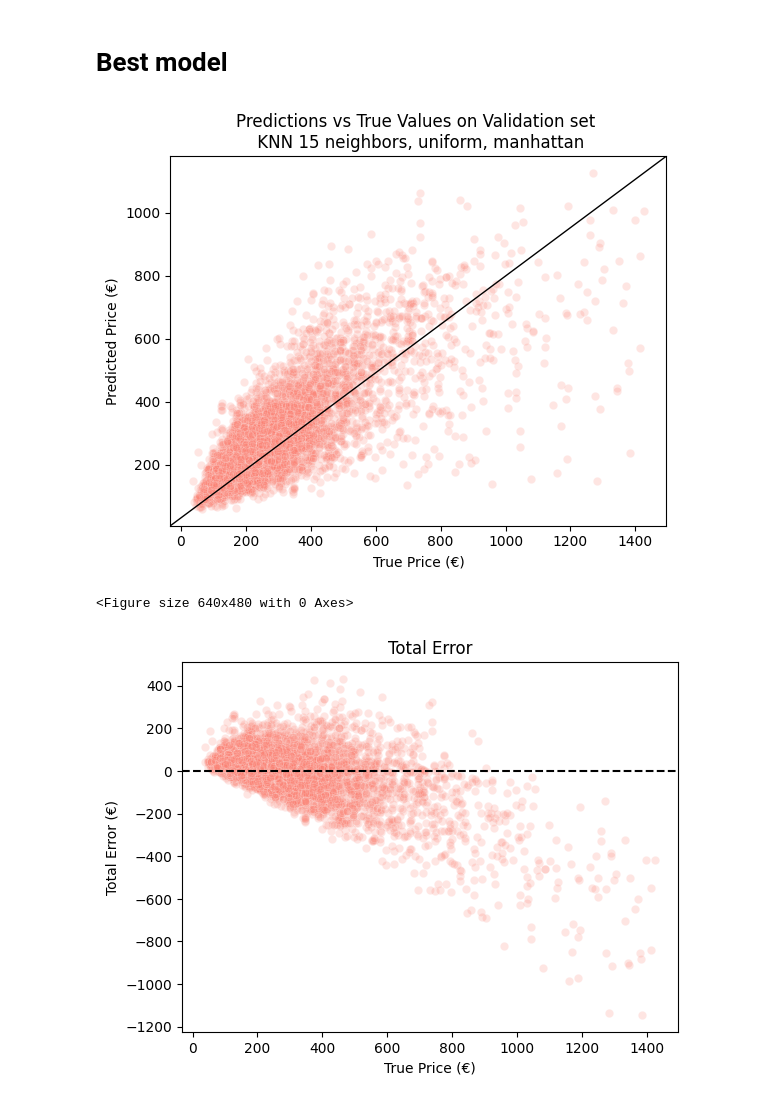
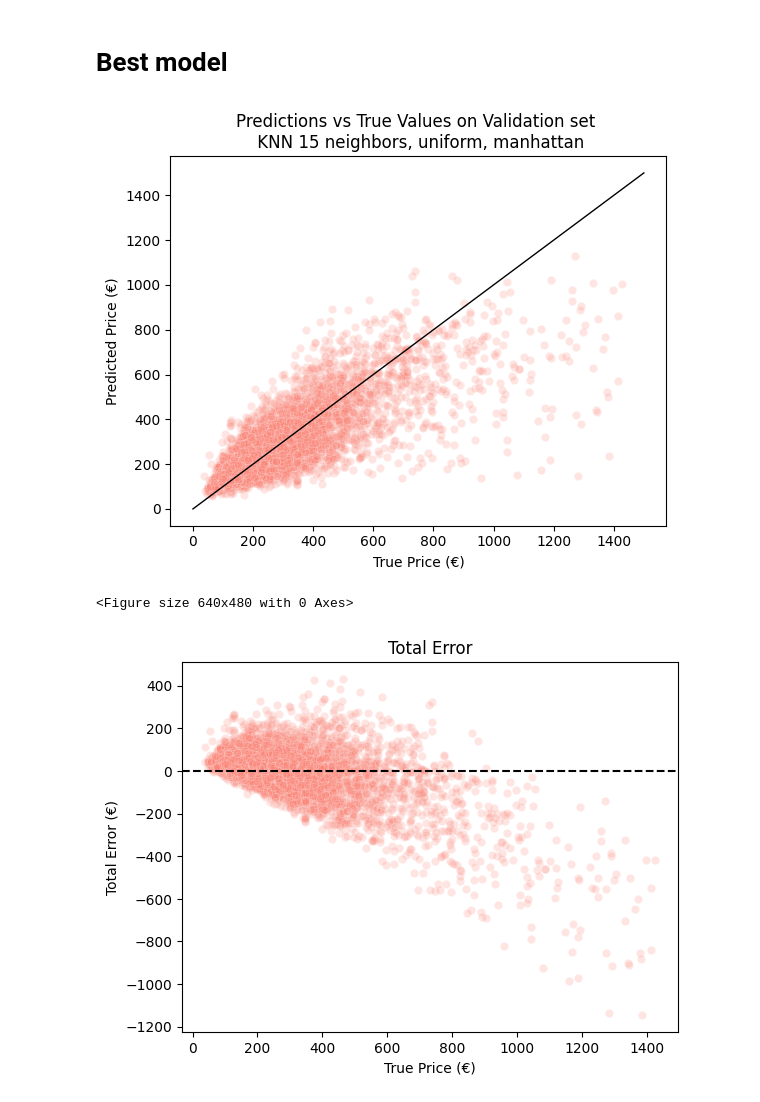
Before and after one commit to AddiH/DataScienceExam, a Jupyter notebook: nbs/viz_KNN.ipynb, the cells around one changed output. Saved outputs shown, nothing was run; the diff lists cells and outputs as text; code cells hidden in the pictures.

Commit message:
fixed diagonal line

```diff
--- a/nbs/viz_KNN.ipynb
+++ b/nbs/viz_KNN.ipynb
@@ -234,15 +234,17 @@ y_original = scaler_y.inverse_transform(y_val.reshape(-1, 1)).flatten()
 # %%
 # Plot the predictions
 sns.scatterplot(x=y_original, y=preds_original, color='salmon', alpha=0.2)
-plt.plot([0, 1], [0, 1], transform=plt.gca().transAxes, color='black', linestyle='-', linewidth=1)
+# add a diagonal line where y=x
+plt.plot([0, 1500], [0, 1500], color='black', linestyle='-', linewidth=1)
+
 plt.xlabel('True Price (€)')
 plt.ylabel('Predicted Price (€)')
 plt.title('Predictions vs True Values on Validation set \n KNN 15 neighbors, uniform, manhattan')
 plt.savefig('../plots/KNN/best_model_true_vs_pred', dpi=200, bbox_inches='tight')
 plt.show()
 plt.clf()
 # %% [output]
-[figure, old version]
+[figure, new version]
 <Figure size 640x480 with 0 Axes>
 # %%
 # Calculation of total error
```
Also changed, not shown: 3 other files.
